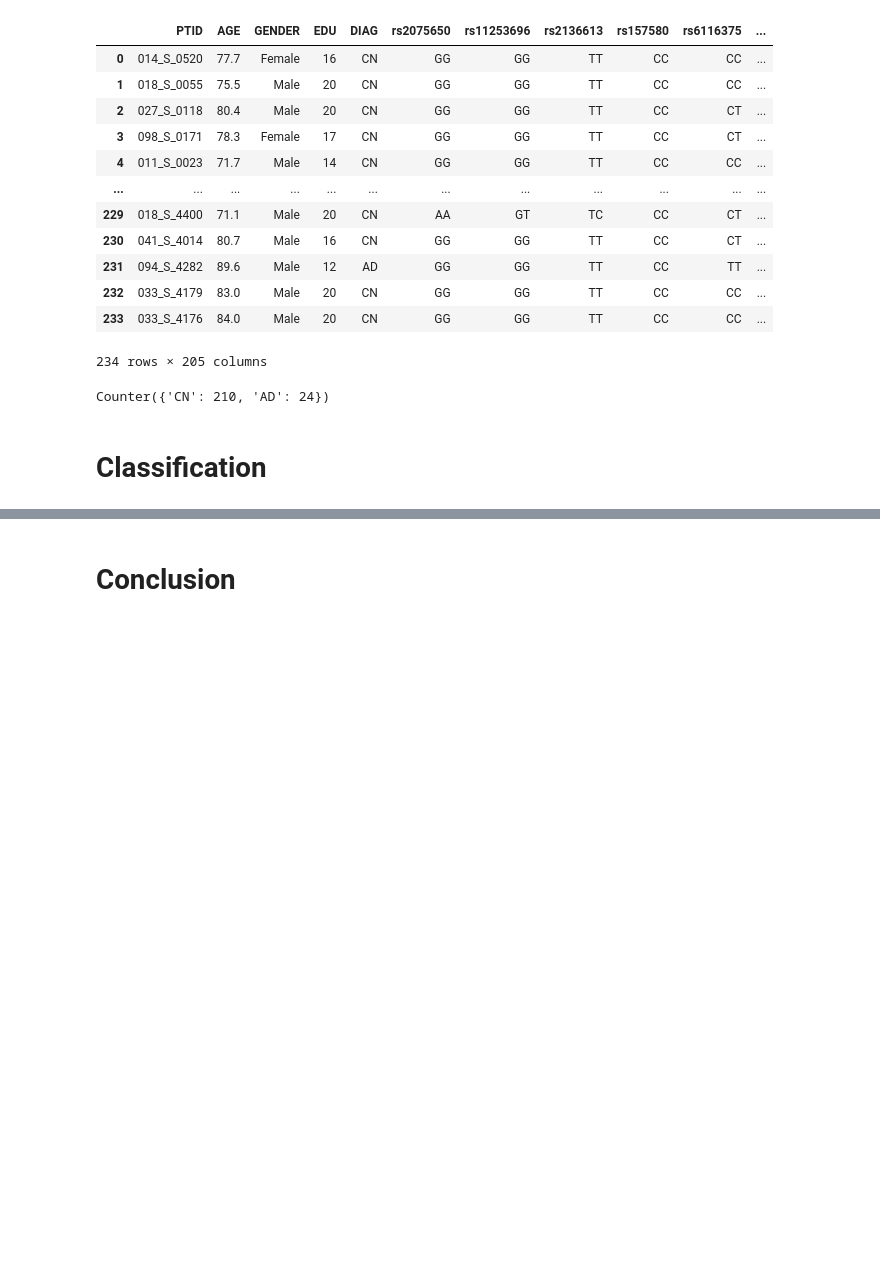
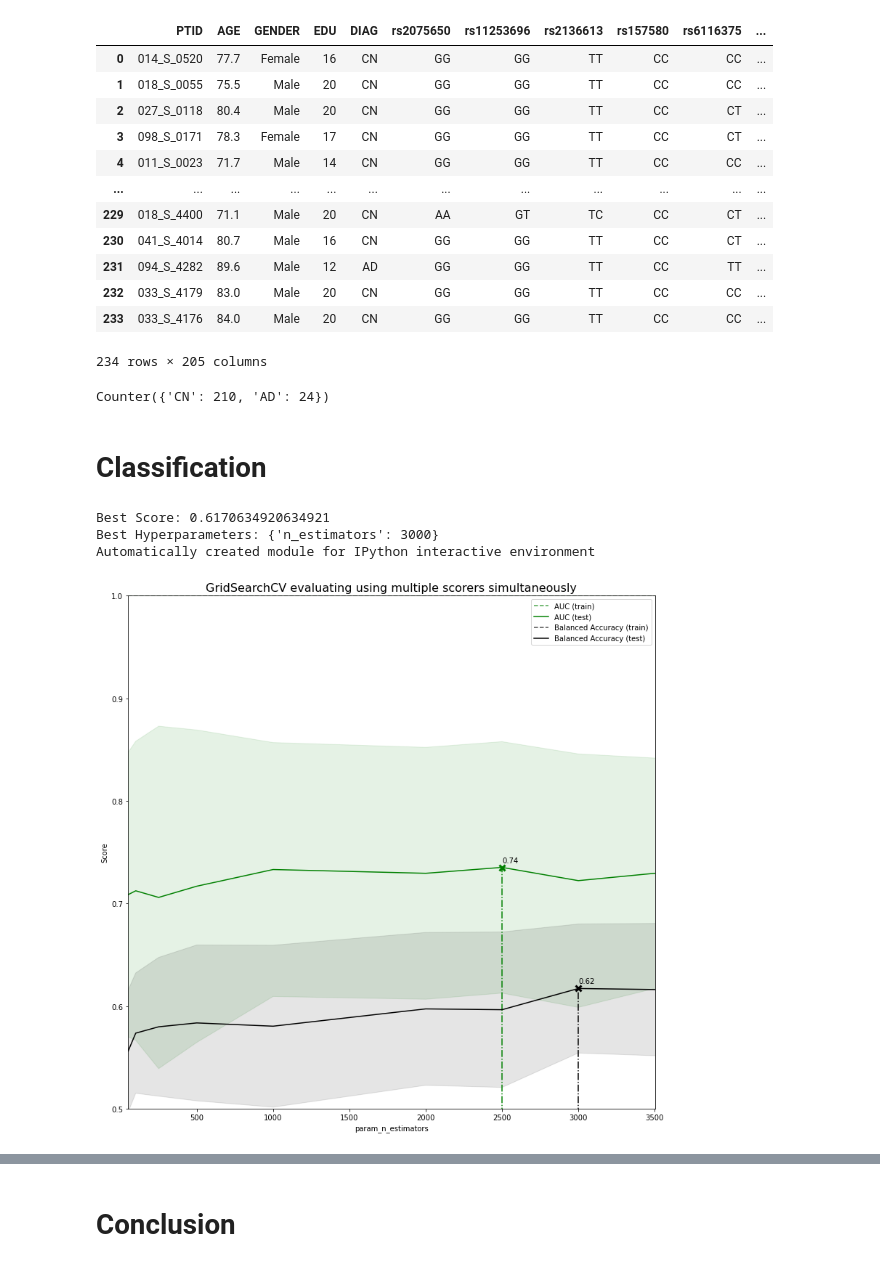
Before and after one commit to mvrl/ADNI_Genetics, a Jupyter notebook: GWAS_Gene_Expr/Classification_using_GWAS_GeneExpr.ipynb, the cells around one changed output, grey strips where cells are left out. Drawn from its saved outputs; the diff is of its cells as text; code cells hidden in the pictures; blank space fills up the shorter version.

```diff
--- a/GWAS_Gene_Expr/Classification_using_GWAS_GeneExpr.ipynb
+++ b/GWAS_Gene_Expr/Classification_using_GWAS_GeneExpr.ipynb
@@ -253,0 +257,10 @@ def overall_exp(df,df_type):
+# %%
+df = Gene_expr_final #Options: ['GWAS_data_final','Gene_expr_final','GWAS_GeneExpr_df']
+df_type = 'GeneExpr' # Options: ['GWAS_GeneExpr','GWAS','GeneExpr']
+results = overall_exp(df,df_type)
+auc_plot(results)
+# %% [output]
+Best Score: 0.6170634920634921
+Best Hyperparameters: {'n_estimators': 3000}
+Automatically created module for IPython interactive environment
+[figure, added]
```
Also changed, not shown: parts of 14 cells of this notebook, 2 other files.
